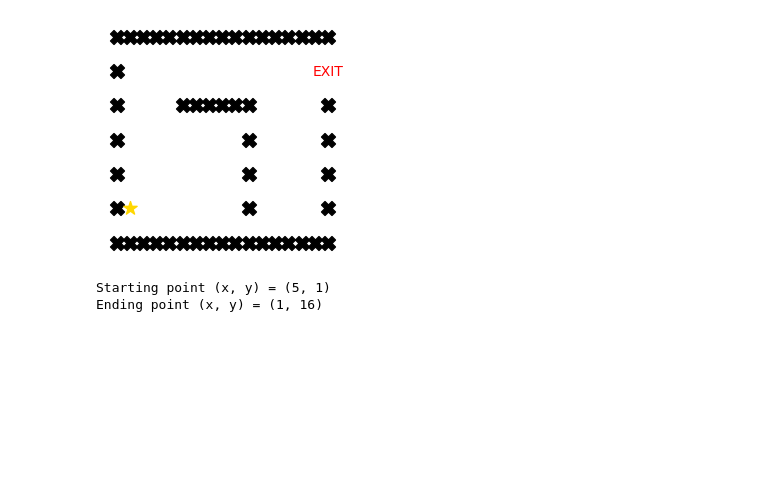
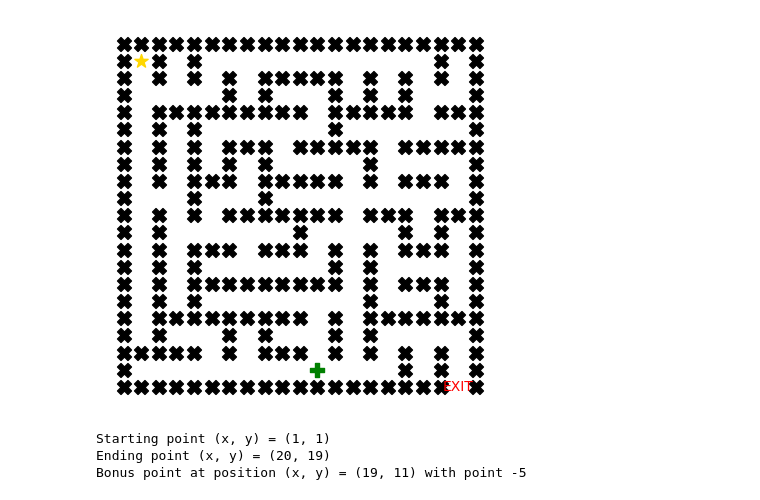
Before and after one commit to hungngocphat01/HCMUS-IntroAI-Project01-Pathfinding, a Jupyter notebook: source/Example.ipynb, the cells around one changed output. Drawn from its saved outputs; the diff is of its cells as text; code cells hidden in the pictures; blank space fills up the shorter version.

```diff
--- a/source/Example.ipynb
+++ b/source/Example.ipynb
@@ -5,12 +5,14 @@ from Queue import Queue
 from heuristic_func import *
 from searching_algorithms import Astar, DFS
 # %%
-g = Graph('testcases/nobonus2.txt')
-g.visualize(figsize=(3, 3))
+g = Graph('testcases/nobonus4.txt')
+fs = (5, 5)
+g.visualize(figsize=fs)
 # %% [output]
-[figure, old version]
+[figure, new version]
-Starting point (x, y) = (5, 1)
-Ending point (x, y) = (1, 16)
+Starting point (x, y) = (1, 1)
+Ending point (x, y) = (20, 19)
+Bonus point at position (x, y) = (19, 11) with point -5
 # %%
 g.clear()
 %time Astar(g, manhattan_heuristic)
```
Also changed, not shown: parts of 3 cells of this notebook, 18 other files.
